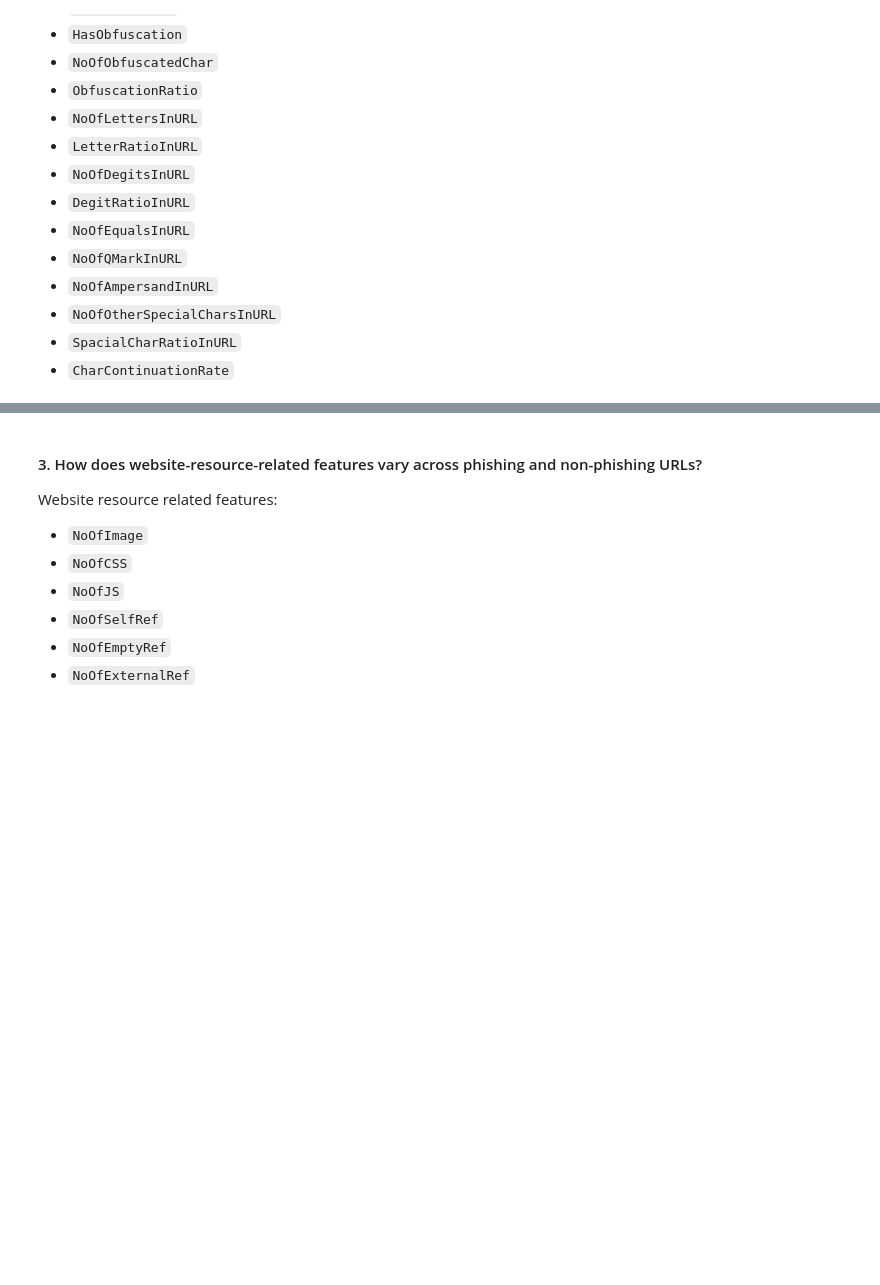
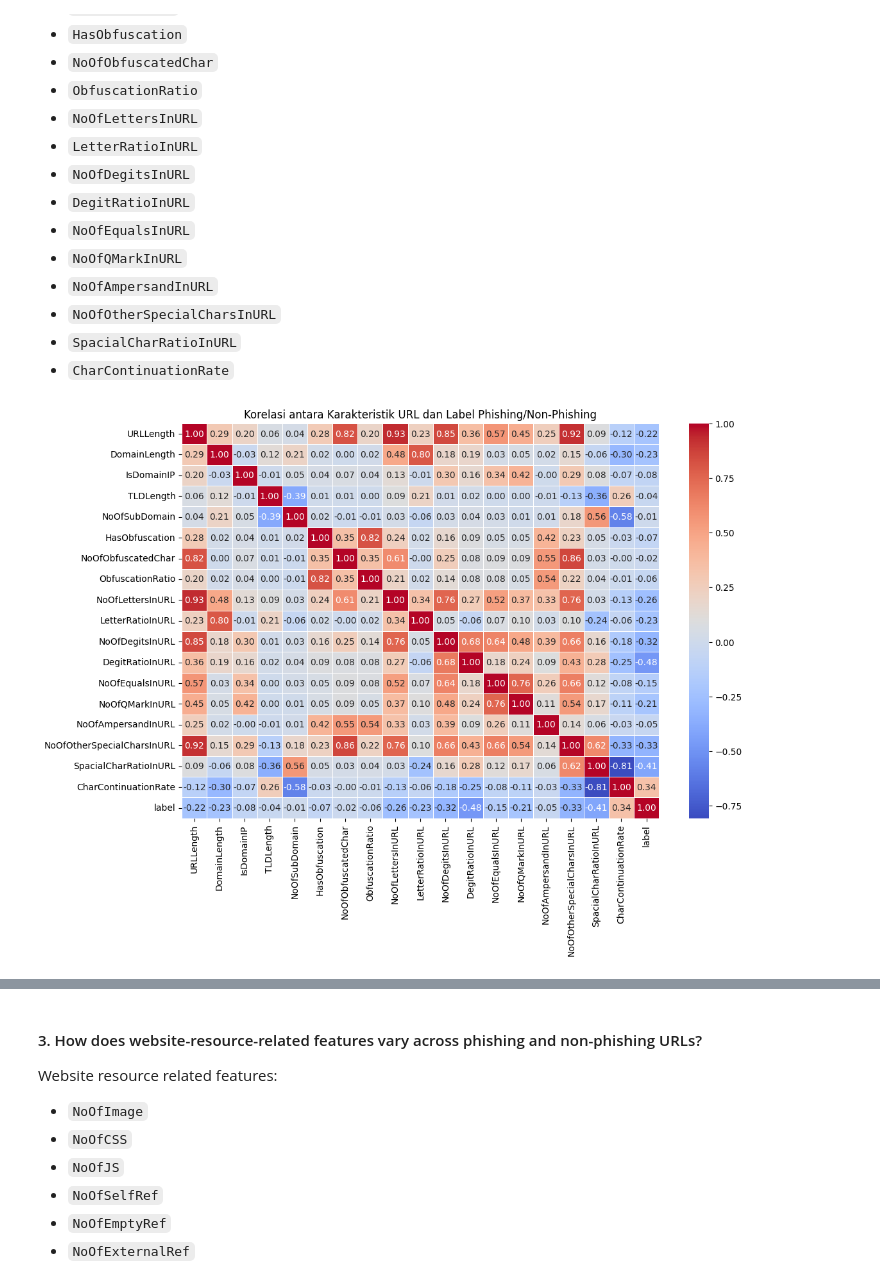
Before and after one commit to AhmadFawwazi/Exploratory-Data-Analysis, a Jupyter notebook: Tucil2_18222108_18222117.ipynb, the cells around one changed output, grey strips where cells are left out. Saved outputs shown, nothing was run; the diff lists cells and outputs as text; code cells hidden in the pictures; blank space fills up the shorter version.

```diff
--- a/Tucil2_18222108_18222117.ipynb
+++ b/Tucil2_18222108_18222117.ipynb
@@ -380,0 +505,24 @@ URL Characteristics:
+# %%
+# Daftar kolom yang merupakan karakteristik URL
+url_characteristics = [
+    'URLLength', 'Domain', 'DomainLength', 'IsDomainIP', 'TLD', 'TLDLength',
+    'NoOfSubDomain', 'HasObfuscation', 'NoOfObfuscatedChar', 'ObfuscationRatio',
+    'NoOfLettersInURL', 'LetterRatioInURL', 'NoOfDegitsInURL', 'DegitRatioInURL',
+    'NoOfEqualsInURL', 'NoOfQMarkInURL', 'NoOfAmpersandInURL', 'NoOfOtherSpecialCharsInURL',
+    'SpacialCharRatioInURL', 'CharContinuationRate'
+]
+
+# Menyiapkan dataframe dengan kolom fitur karakteristik URL dan label
+features = df[url_characteristics].copy()
+features['label'] = df['label']  # Menambahkan kolom Label
+
+# Menghitung korelasi antara Label dan karakteristik URL lainnya
+correlation = features.corr(method='pearson')
+
+# Visualisasi korelasi menggunakan heatmap
+plt.figure(figsize=(12, 8))
+sns.heatmap(correlation, annot=True, cmap='coolwarm', fmt='.2f', linewidths=0.5)
+plt.title('Korelasi antara Karakteristik URL dan Label Phishing/Non-Phishing')
+plt.show()
+# %% [output]
+[figure, added]
```
Also changed, not shown: parts of 17 cells of this notebook.
